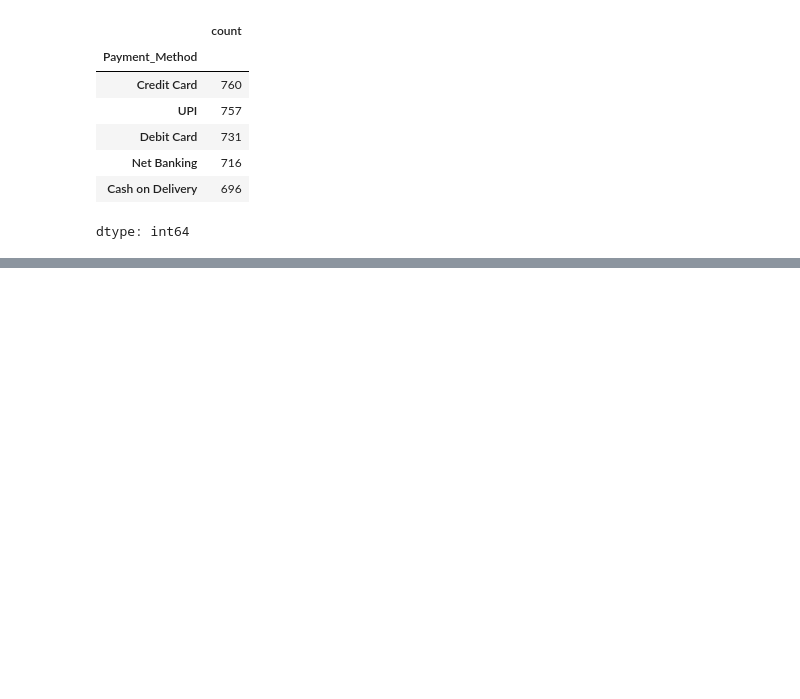
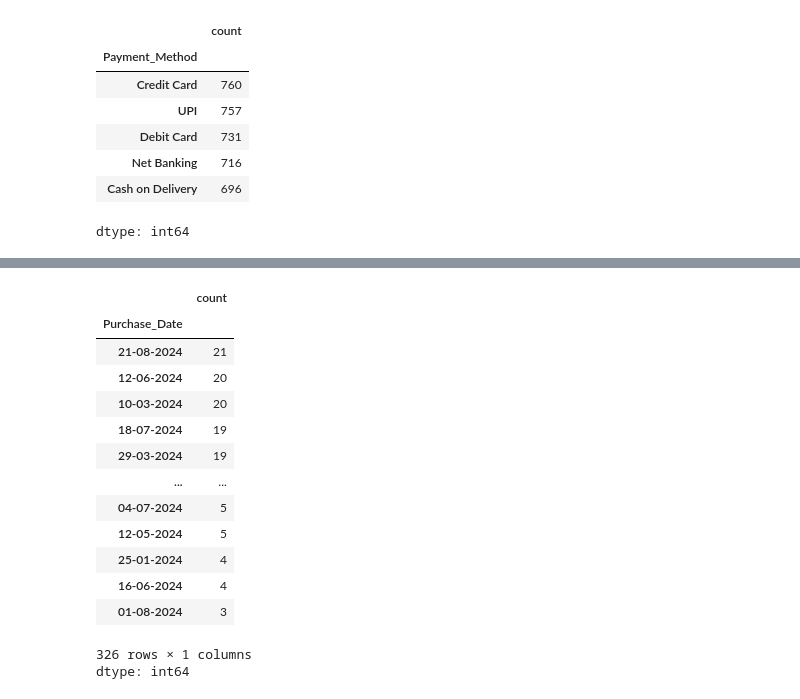
Before and after one commit to bungei53/sales-data-cleaning-pipeline, a Jupyter notebook: Untitled9.ipynb, the cells around one changed output, grey strips where cells are left out. Saved outputs shown, nothing was run; the diff lists cells and outputs as text; code cells hidden in the pictures; blank space fills up the shorter version.

```diff
--- a/Untitled9.ipynb
+++ b/Untitled9.ipynb
@@ -325,0 +368,18 @@ dtype: int64
+# %%
+df['Purchase_Date'].value_counts()
+# %% [output]
+|  | count |
+| Purchase_Date |  |
+| 21-08-2024 | 21 |
+| 12-06-2024 | 20 |
+| 10-03-2024 | 20 |
+| 18-07-2024 | 19 |
+| 29-03-2024 | 19 |
+| ... | ... |
+| 04-07-2024 | 5 |
+| 12-05-2024 | 5 |
+| 25-01-2024 | 4 |
+| 16-06-2024 | 4 |
+| 01-08-2024 | 3 |
+326 rows × 1 columns
+dtype: int64
```
Also changed, not shown: parts of 11 cells of this notebook.
